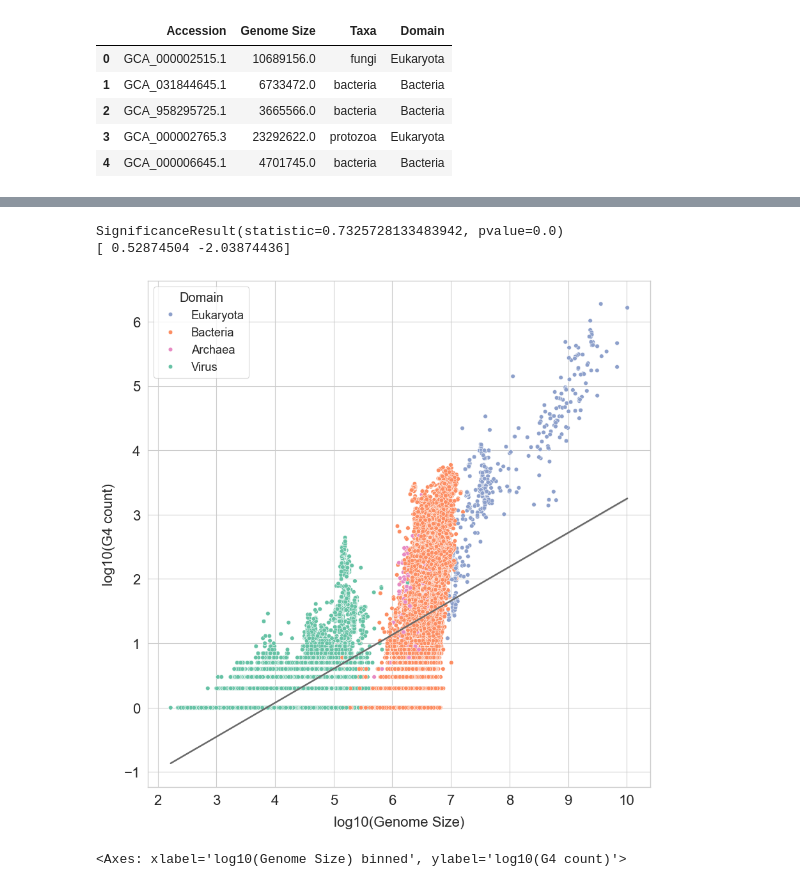
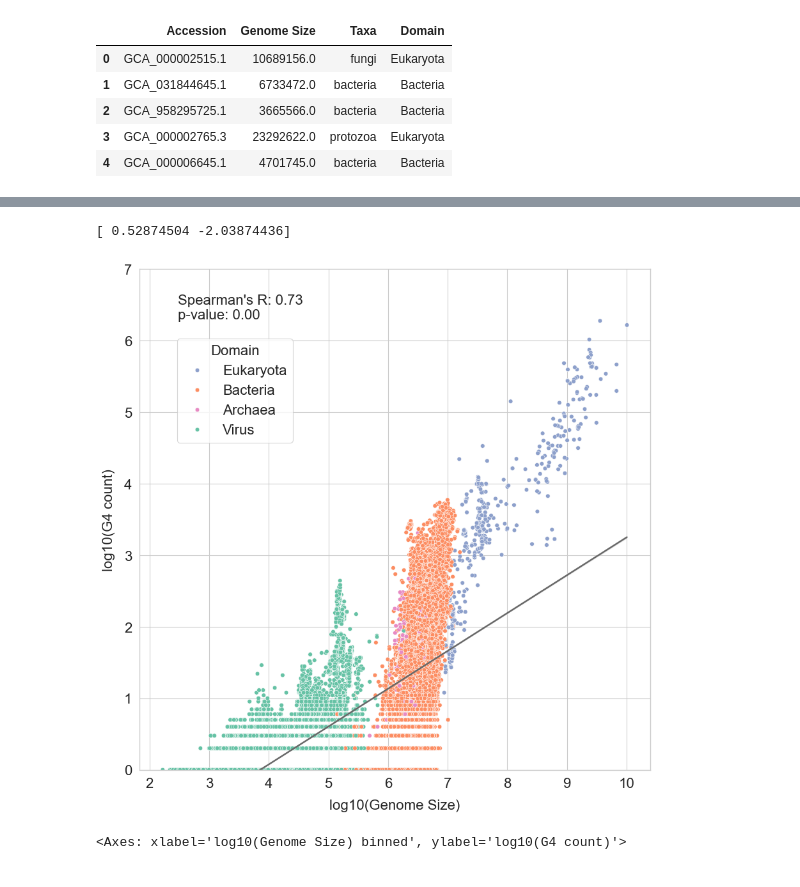
Before and after one commit to Georgakopoulos-Soares-lab/Quadrupia, a Jupyter notebook: notebooks/4_genome_size_vs_g4_count_regex.ipynb, the cells around one changed output, grey strips where cells are left out. Drawn from its saved outputs; the diff is of its cells as text; code cells hidden in the pictures.

```diff
--- a/notebooks/4_genome_size_vs_g4_count_regex.ipynb
+++ b/notebooks/4_genome_size_vs_g4_count_regex.ipynb
@@ -81,38 +81,42 @@ color_map = {
 sns.scatterplot(
     data=df_g4,
     x="log10(Genome Size)",
     y="log10(G4 count)",
     hue="Domain",
     palette=color_map,
     ax=ax
 )
 sns.regplot(
     data=df_g4,
     x="log10(Genome Size)",
     y="log10(G4 count)",
     scatter=False,
     color='dimgrey',
     ax=ax
 )
 
+# set y axis limit
+plt.ylim(0, 7)
+
 # formatting
 plt.xlabel("log10(Genome Size)", fontsize=16, labelpad=10)
 plt.ylabel("log10(G4 count)", fontsize=16, labelpad=10)
 plt.xticks(fontsize=16)
 plt.yticks(fontsize=16)
 ax.ticklabel_format(style='plain')
+plt.legend(title="Domain", title_fontsize=16, fontsize=16, loc='upper left', bbox_to_anchor=(0.06, 0.875))
 plt.tight_layout()
 
+# display spearman correlation coefficient
+corr, p = spearmanr(df_g4['log10(Genome Size)'], df_g4['log10(G4 count)'])
+ax.text(0.075, 0.9, f"Spearman's R: {corr:.2f}\np-value: {p:.2f}", transform=ax.transAxes, fontsize=16)
+
 plt.savefig(f"{BASE_DIR}/plots/genome_size_g4_count_regex.png")
-
-# display spearman correlation coefficient
-print(spearmanr(df_g4['log10(Genome Size)'], df_g4['log10(G4 count)']))
 # display slope and intercept
 print(np.polyfit(df_g4['log10(Genome Size)'], df_g4['log10(G4 count)'], 1))
 # %% [output]
-SignificanceResult(statistic=0.7325728133483942, pvalue=0.0)
 [ 0.52874504 -2.03874436]
-[figure, old version]
+[figure, new version]
 # %%
 # box plot of Genome Size (log10) binned vs G4 occurrences (log10)
 sns.set_style("whitegrid")
```
Also changed, not shown: parts of 2 cells of this notebook, 9 other files.
